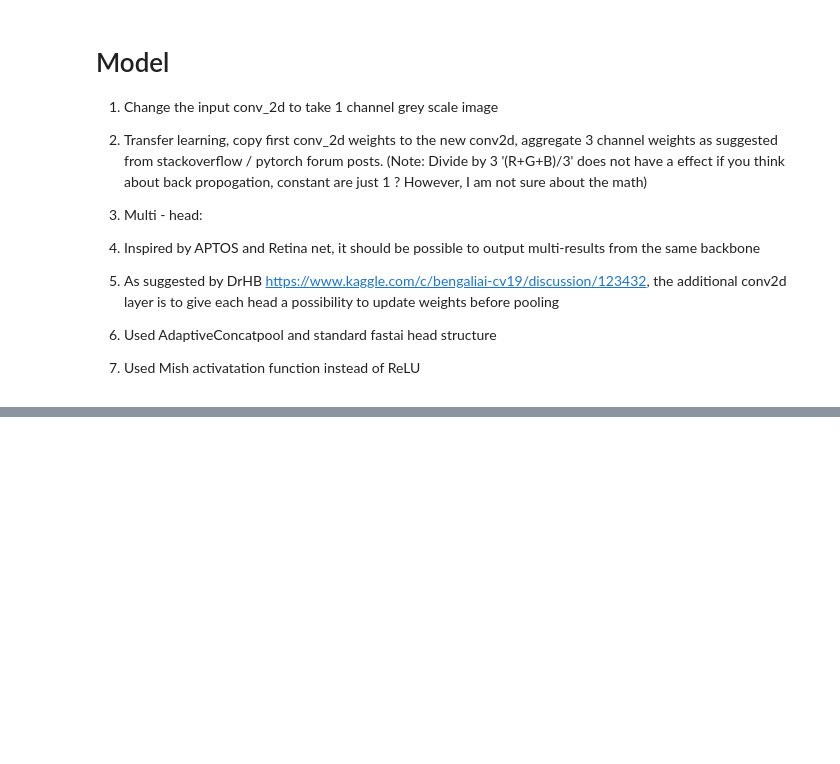
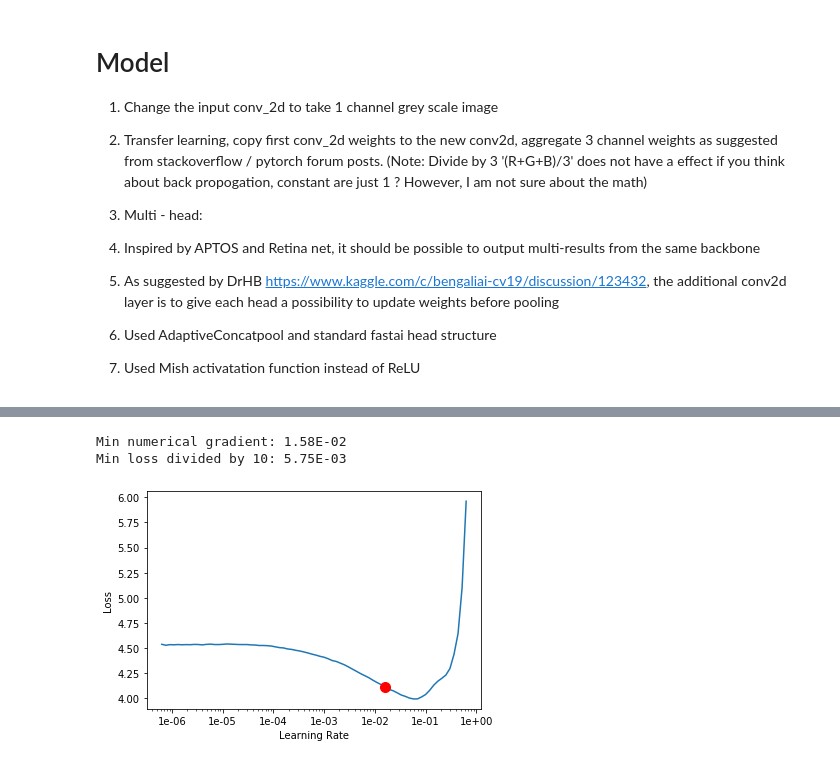
Before and after one commit to heye0507/kaggle_grapheme, a Jupyter notebook: notebooks/02_resnet_1ch.ipynb, the cells around one changed output, grey strips where cells are left out. Saved outputs shown, nothing was run; the diff lists cells and outputs as text; code cells hidden in the pictures; blank space fills up the shorter version.

```diff
--- a/notebooks/02_resnet_1ch.ipynb
+++ b/notebooks/02_resnet_1ch.ipynb
@@ -30,14 +30,14 @@ dtype: int64
 # %%
 tfms = get_transforms(do_flip=False,max_warp=0.,max_lighting=0.,p_lighting=0.)
 stats = ([0.0692], [0.2051])
-bs = 64
+bs = 128
 # %%
 data = (ImageList
         .from_df(df_train,path=TRAIN_IMG_FILES,cols=0,convert_mode='L',suffix='.png')
         .split_by_rand_pct(seed=42)
         .label_from_df(cols=['grapheme_root','vowel_diacritic','consonant_diacritic'])
         .transform(tfms,size=(128,128),padding_mode='zeros')
-        .databunch(bs=64,num_workers=os.cpu_count()*4)
+        .databunch(bs=bs,num_workers=os.cpu_count()*4)
         .normalize(stats)
        )
 # %%
@@ -116,15 +116,16 @@ def to_mish(model):
 class Loss_multi_head(nn.Module):
     def __init__(self,weights=[1,1,1]):
         super().__init__()
+        self.weights = weights
 
     def forward(self,preds,target,reduction='mean'):
         outp_1,outp_2,outp_3 = preds
         outp_1,outp_2,outp_3 = outp_1.float(),outp_2.float(),outp_3.float()
         target = target.long()
         return (
-            weights[0] * F.cross_entropy(outp_1,target[:,0],reduction=reduction)
-            + weights[1] * F.cross_entropy(outp_2,target[:,1],reduction=reduction)
-            + weights[2] * F.cross_entropy(outp_3,target[:,2],reduction=reduction)
+            self.weights[0] * F.cross_entropy(outp_1,target[:,0],reduction=reduction)
+            + self.weights[1] * F.cross_entropy(outp_2,target[:,1],reduction=reduction)
+            + self.weights[2] * F.cross_entropy(outp_3,target[:,2],reduction=reduction)
                )
 # %%
 Metric_grapheme = partial(Metric_idx,0)
@@ -137,5 +136,5 @@ Downloading: "https://download.pytorch.org/models/resnet34-333f7ec4.pth" to /hom
 # %%
-loss_func = Loss_multi_head([0.5,0.25,0.25])
+loss_func = Loss_multi_head([0.7,0.1,0.2])
 # %%
 learn = Learner(data,model,loss_func=loss_func,
                 metrics=[Metric_grapheme(),Metric_vowel(),Metric_consonant(),Metric_tot()],
@@ -142,0 +151,6 @@ learn = Learner(data,model,loss_func=loss_func,
+# %%
+learn.recorder.plot(suggestion=True)
+# %% [output]
+Min numerical gradient: 1.58E-02
+Min loss divided by 10: 5.75E-03
+[figure, added]
```
Also changed, not shown: parts of 11 cells of this notebook.
